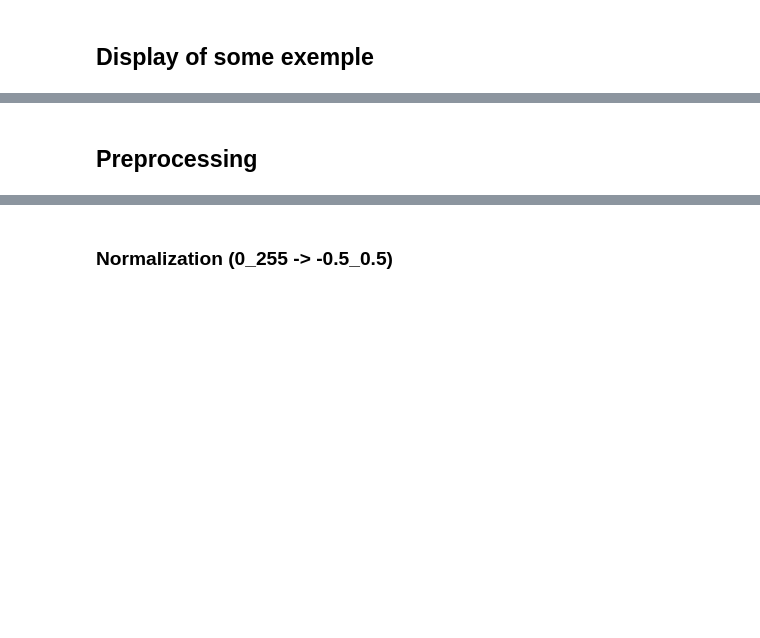
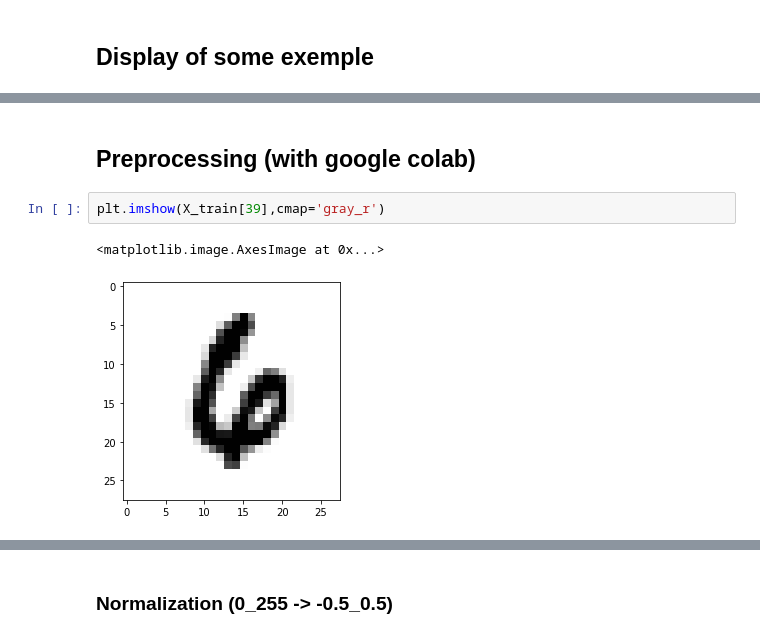
Before and after one commit to Benjaminbhk/Demo_Project_CNN_digits_recognition_Benbhk, a Jupyter notebook: notebooks/CNN_notebook.ipynb, the cells around one changed output, grey strips where cells are left out. Saved outputs shown, nothing was run; the diff lists cells and outputs as text; blank space fills up the shorter version.

```diff
--- a/notebooks/CNN_notebook.ipynb
+++ b/notebooks/CNN_notebook.ipynb
@@ -42,2 +42,7 @@ for i in range(rows):
 # %% [markdown]
-## Preprocessing
+## Preprocessing (with google colab)
+# %%
+plt.imshow(X_train[39],cmap='gray_r')
+# %% [output]
+<matplotlib.image.AxesImage at 0x...>
+[figure, added]
```
Also changed, not shown: parts of 12 cells of this notebook, 10 other files.
